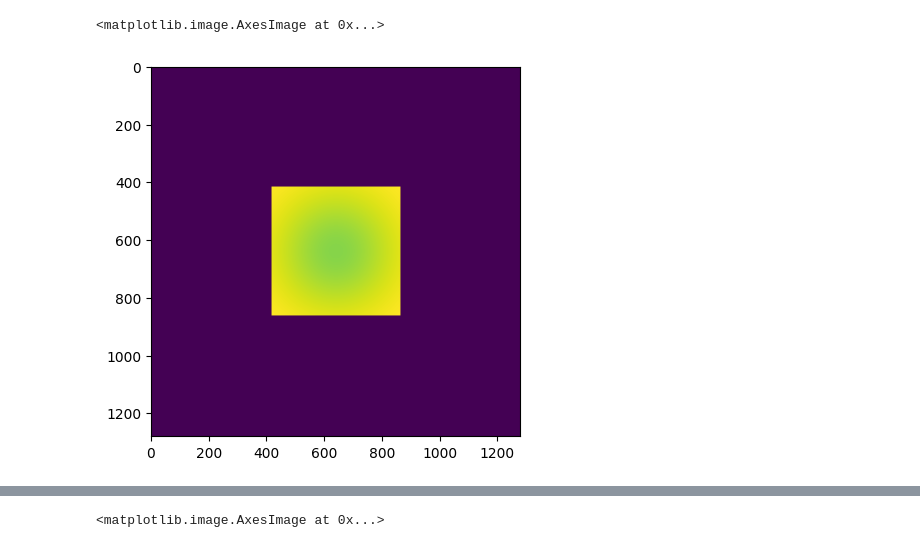
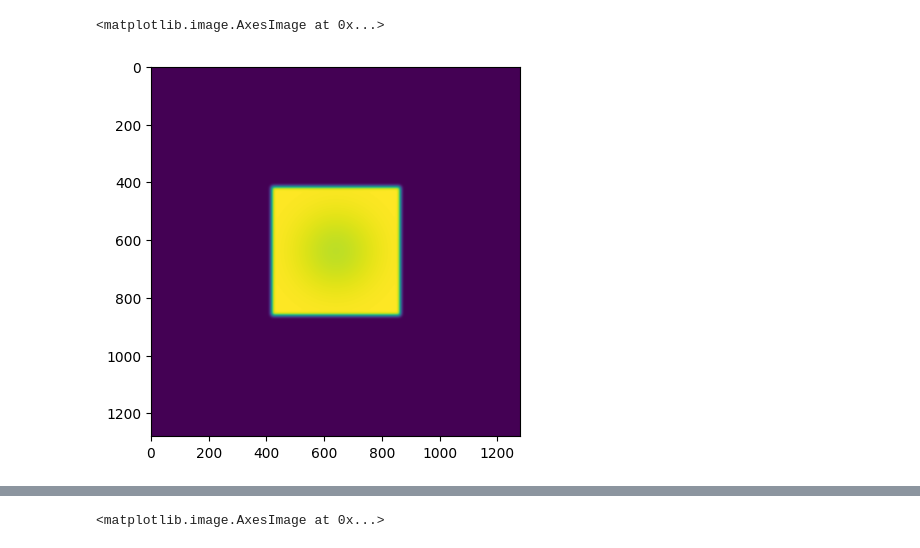
Before and after one commit to crcrewso/FauxPID, a Jupyter notebook: create_image.ipynb, the cells around one changed output, grey strips where cells are left out. Cells and saved outputs as stored; diff of their text form; code cells hidden in the pictures.

Commit message:
Flatness images

```diff
--- a/create_image.ipynb
+++ b/create_image.ipynb
@@ -39,16 +39,17 @@ plt.imshow(as1200)
 # %%
 field_layers = [
     layers.FilteredFieldLayer(
     field_size_mm=(100, 100),
     alpha=1.0,
-    gaussian_height=0.02,
-    gaussian_sigma_mm=50.0,
+    gaussian_height=0.1,
+    gaussian_sigma_mm=32.0,
     cax_offset_mm=(0, 0)),
+    layers.GaussianFilterLayer()
     ]
 
-file_path = dir_path / "Flatness Imperfect Horns 10x10.dcm"
+file_path = dir_path / "flatness_excess_horns_10x10.dcm"
 as1200 = generate_dicom(file_path, field_layers)
 plt.imshow(as1200)
 # %% [output]
 <matplotlib.image.AxesImage at 0x...>
-[figure, old version]
+[figure, new version]
```
Also changed, not shown: parts of 3 cells of this notebook, 3 other files.
